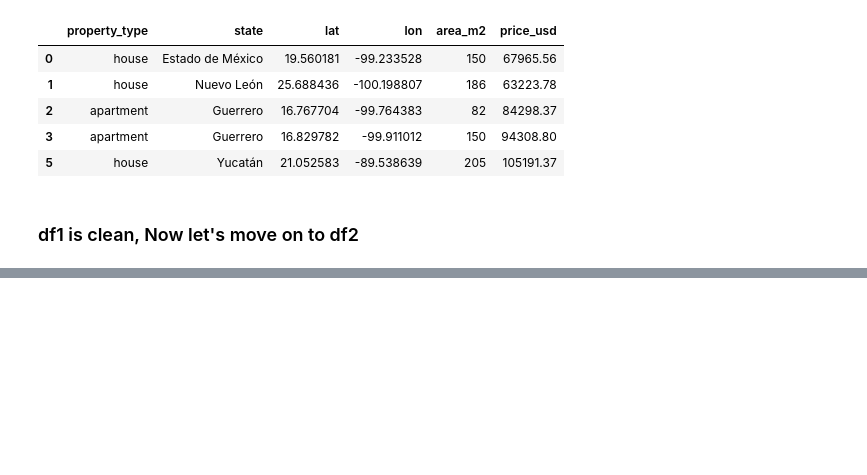
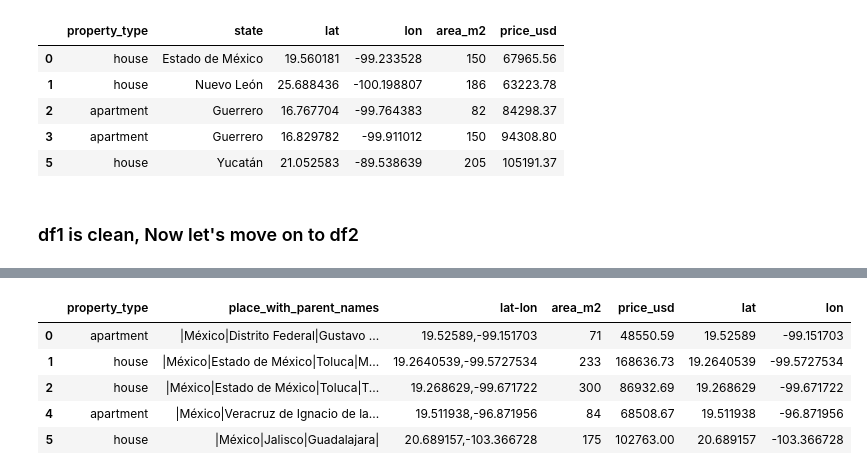
Before and after one commit to Jagannath29/DataScienceProjects, a Jupyter notebook: housing_in_mexico/cleaning_and_visualizing_mexico_house.ipynb, the cells around one changed output, grey strips where cells are left out. Saved outputs shown, nothing was run; the diff lists cells and outputs as text; code cells hidden in the pictures; blank space fills up the shorter version.

```diff
--- a/housing_in_mexico/cleaning_and_visualizing_mexico_house.ipynb
+++ b/housing_in_mexico/cleaning_and_visualizing_mexico_house.ipynb
@@ -96,0 +172,16 @@ df1.head()
+# %%
+# Remove the "NaN" data
+df3.dropna(inplace=True)
+# %%
+
+# split the lat and lon features and put in different columns
+df3[["lat","lon"]] = df3["lat-lon"].str.split(",",expand=True)
+# %%
+df3.head()
+# %% [output]
+|  | property_type | place_with_parent_names | lat-lon | area_m2 | price_usd | lat | lon |
+| 0 | apartment | |México|Distrito Federal|Gustavo ... | 19.52589,-99.151703 | 71 | 48550.59 | 19.52589 | -99.151703 |
+| 1 | house | |México|Estado de México|Toluca|M... | 19.2640539,-99.5727534 | 233 | 168636.73 | 19.2640539 | -99.5727534 |
+| 2 | house | |México|Estado de México|Toluca|T... | 19.268629,-99.671722 | 300 | 86932.69 | 19.268629 | -99.671722 |
+| 4 | apartment | |México|Veracruz de Ignacio de la... | 19.511938,-96.871956 | 84 | 68508.67 | 19.511938 | -96.871956 |
+| 5 | house | |México|Jalisco|Guadalajara| | 20.689157,-103.366728 | 175 | 102763.00 | 20.689157 | -103.366728 |
```
Also changed, not shown: parts of 22 cells of this notebook.
